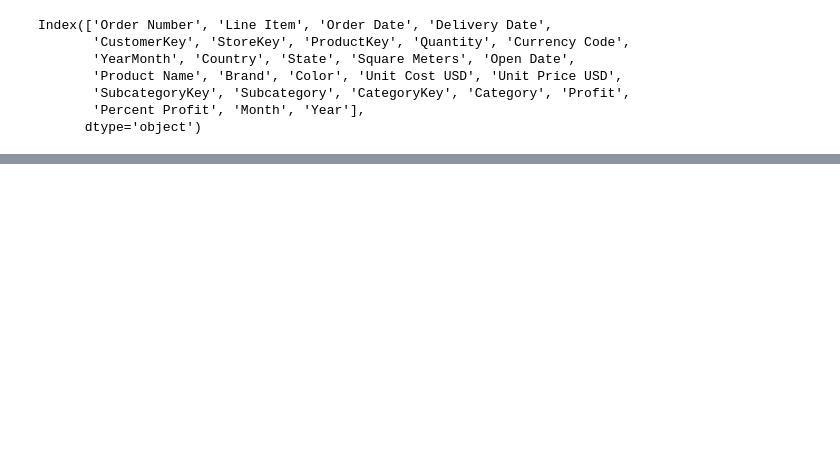
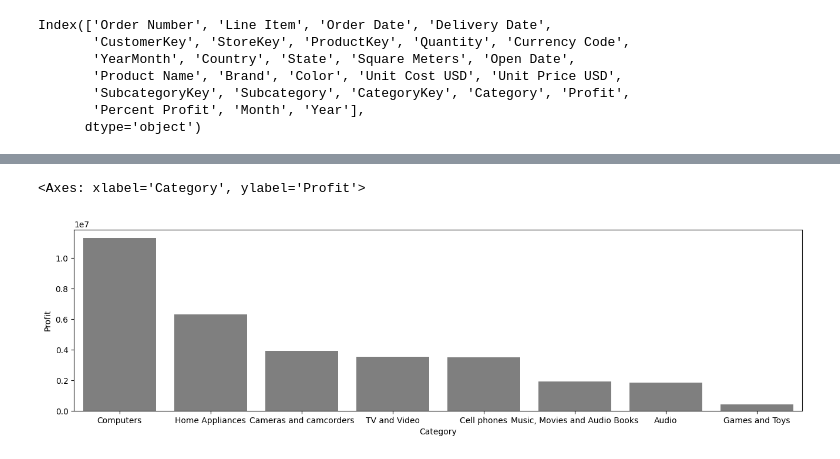
Before and after one commit to Hubert-Pierzchalski/Electronic_Store_Data_Vis, a Jupyter notebook: main.ipynb, the cells around one changed output, grey strips where cells are left out. Drawn from its saved outputs; the diff is of its cells as text; code cells hidden in the pictures; blank space fills up the shorter version.

```diff
--- a/main.ipynb
+++ b/main.ipynb
@@ -456,0 +488,2 @@ Name: Profit, dtype: float64
+# %%
+Sales_by_category = Sales_Store_Products.groupby(["Category"])["Profit"].sum().reset_index().sort_values(by="Profit", ascending=False).head(20)
@@ -456,0 +492,6 @@ Name: Profit, dtype: float64
+# %%
+plt.figure(figsize=(16,4))
+sns.barplot(x="Category", y="Profit", data=Sales_by_category,color='black', alpha=0.5)
+# %% [output]
+<Axes: xlabel='Category', ylabel='Profit'>
+[figure, added]
```
Also changed, not shown: parts of 20 cells of this notebook.
